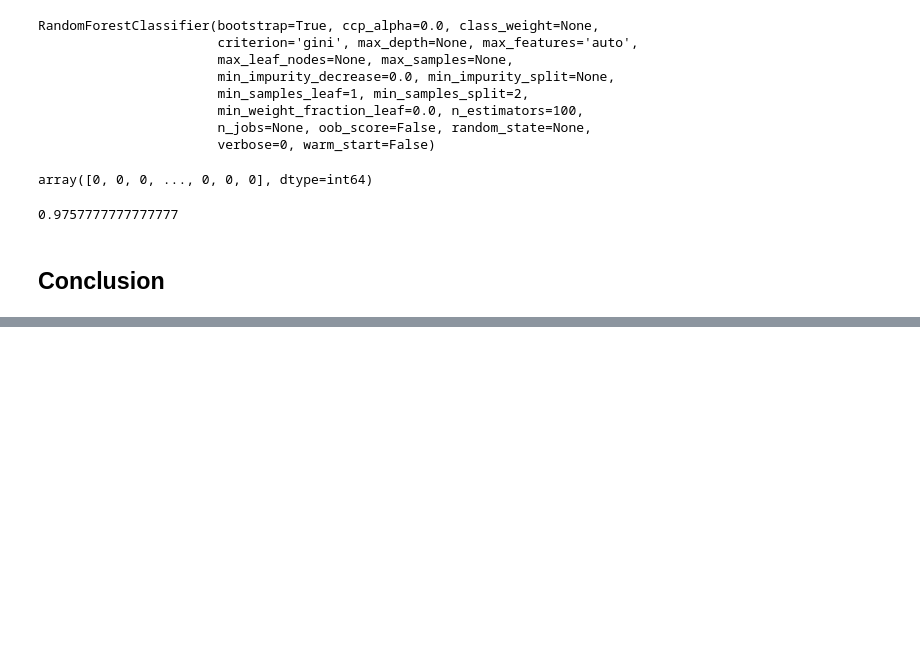
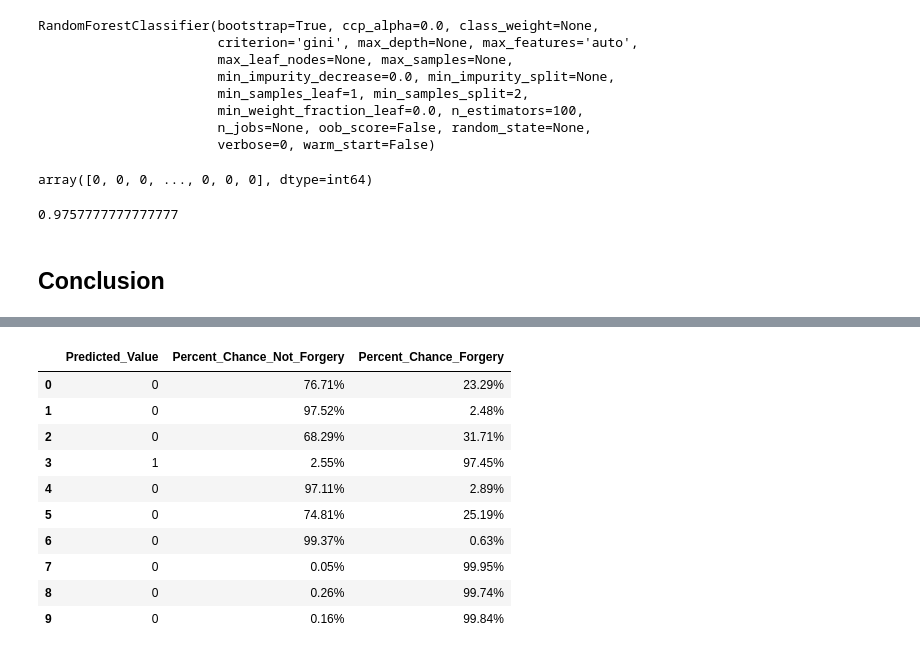
Before and after one commit to savyrosea/HR_Employee_Retention, a Jupyter notebook: HR_Employee_Retention_Binary_Classification.ipynb, the cells around one changed output, grey strips where cells are left out. Saved outputs shown, nothing was run; the diff lists cells and outputs as text; code cells hidden in the pictures; blank space fills up the shorter version.

Commit message:
added prediction percents for rf

```diff
--- a/HR_Employee_Retention_Binary_Classification.ipynb
+++ b/HR_Employee_Retention_Binary_Classification.ipynb
@@ -311,0 +323,30 @@ I am going to use this to calculate the predicive probability that each employee
+# %%
+first_list = []
+second_list = []
+for i in model.predict_proba(X_test):
+    first = "{:.2f}".format(i[0]*100)
+    second = "{:.2f}".format(i[1]*100)
+    first_list.append(first + "%")
+    second_list.append(second + "%")
+# %%
+data = {#'Banknote_Number':  bank_numbers,
+        'Predicted_Value':  y_pred,
+        'Percent_Chance_Not_Forgery': first_list,
+        'Percent_Chance_Forgery':  second_list
+        }
+
+percents_df = pd.DataFrame (data, columns = ['Predicted_Value','Percent_Chance_Not_Forgery','Percent_Chance_Forgery'])
+# %%
+percents_df.head(10)
+# %% [output]
+|  | Predicted_Value | Percent_Chance_Not_Forgery | Percent_Chance_Forgery |
+| 0 | 0 | 76.71% | 23.29% |
+| 1 | 0 | 97.52% | 2.48% |
+| 2 | 0 | 68.29% | 31.71% |
+| 3 | 1 | 2.55% | 97.45% |
+| 4 | 0 | 97.11% | 2.89% |
+| 5 | 0 | 74.81% | 25.19% |
+| 6 | 0 | 99.37% | 0.63% |
+| 7 | 0 | 0.05% | 99.95% |
+| 8 | 0 | 0.26% | 99.74% |
+| 9 | 0 | 0.16% | 99.84% |
```
Also changed, not shown: parts of 2 cells of this notebook.
